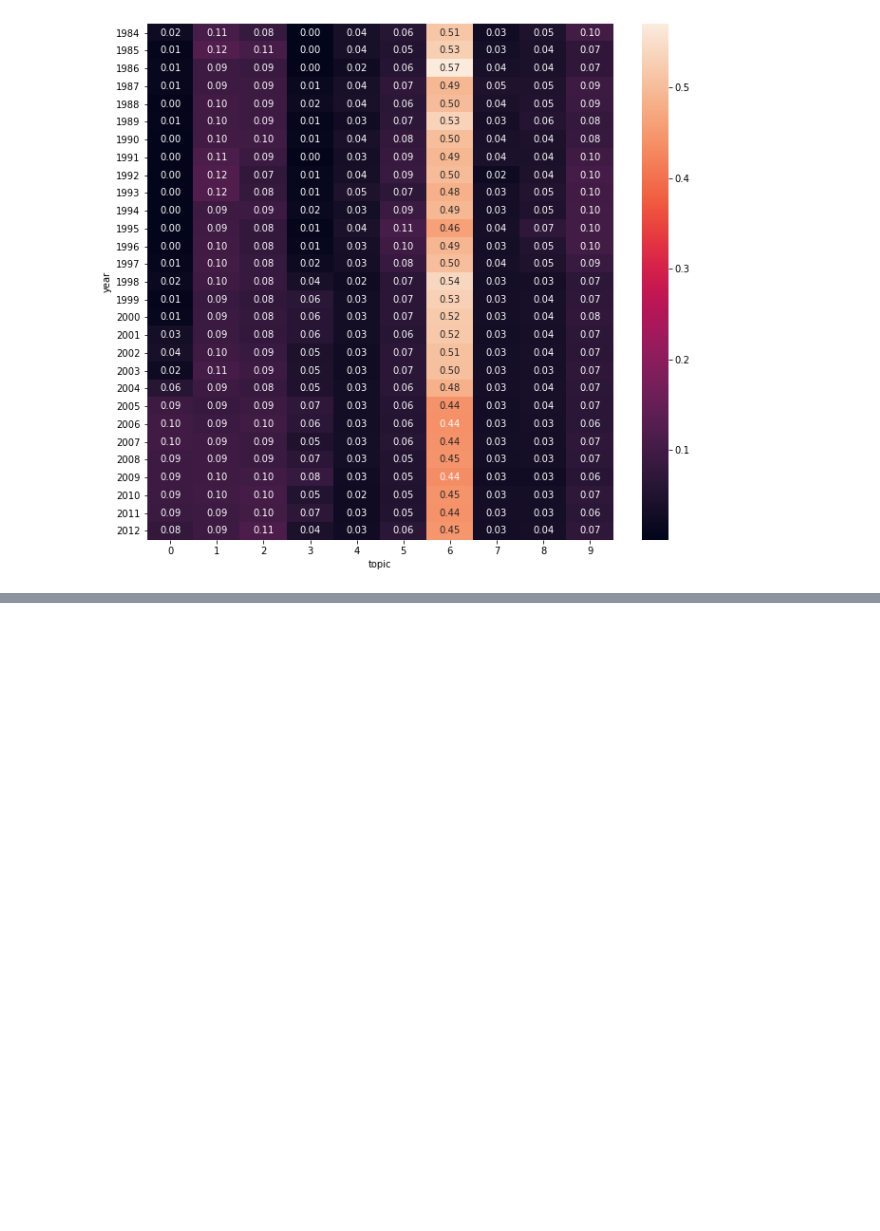
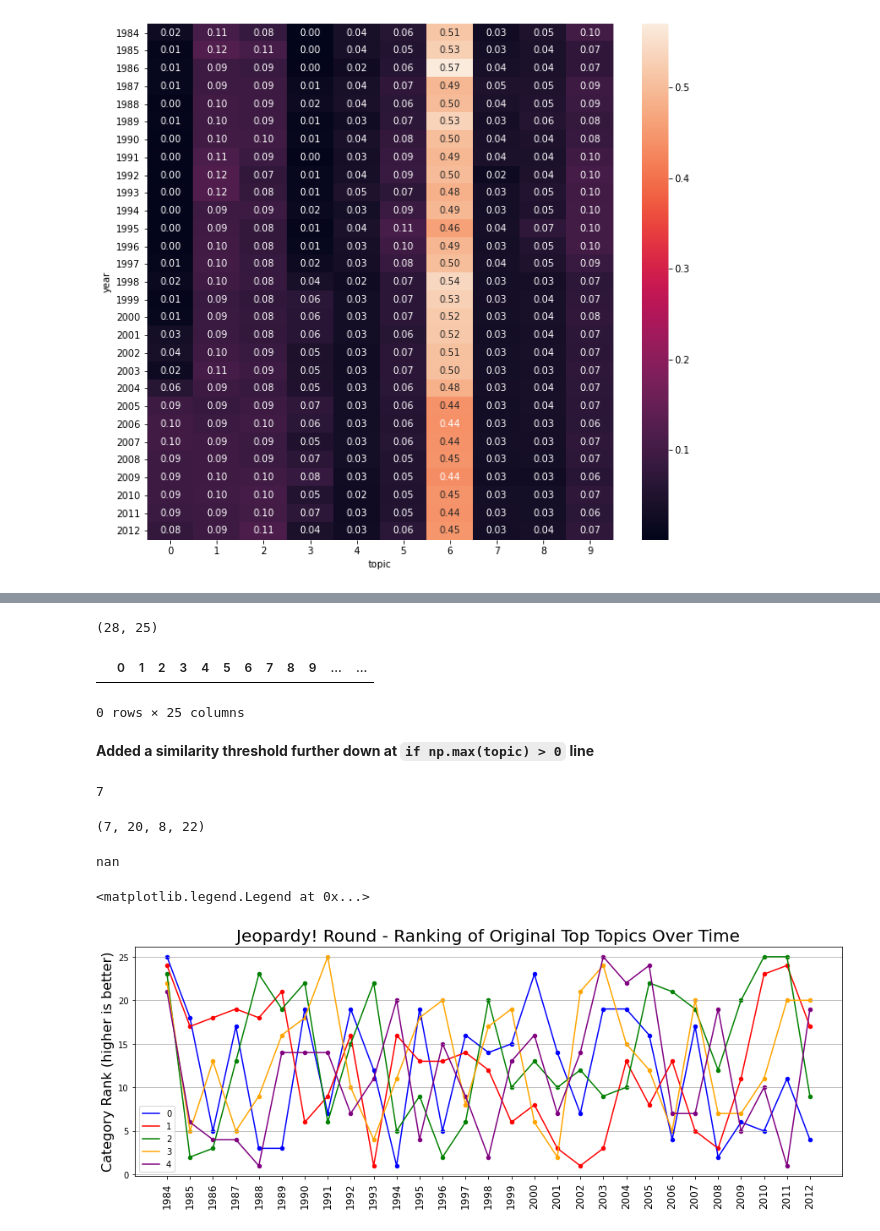
Before and after one commit to krisrjohnson/Jeopardy_topic_modeling, a Jupyter notebook: Topics over Time.ipynb, the cells around one changed output, grey strips where cells are left out. Cells and saved outputs as stored; diff of their text form; code cells hidden in the pictures; blank space fills up the shorter version.

```diff
--- a/Topics over Time.ipynb
+++ b/Topics over Time.ipynb
@@ -156,0 +273,5 @@ sorted_term_relevancy = np.argsort(-H, axis=1)
+# %%
+def min_max_scale(arr):
+    return (arr - np.min(arr)) / (np.max(arr) - np.min(arr))
+
+scores = np.apply_along_axis(min_max_scale, axis=0, arr=scores)
@@ -156,0 +361,17 @@ sorted_term_relevancy = np.argsort(-H, axis=1)
+# %%
+# Argmax to get the next year topic each current year topic matches with best
+# convert scores into array of points
+max_scores = np.apply_along_axis(np.max, arr=scores, axis=2)
+
+score_idx = np.apply_along_axis(np.argmax, axis=2 ,arr=scores)
+score_idx.shape
+# %% [output]
+(28, 25)
+# %%
+z = pd.DataFrame(columns=[*range(25)])
+z.head(2)
+# %% [output]
+|  | 0 | 1 | 2 | 3 | 4 | 5 | 6 | 7 | 8 | 9 | ... | ... |
+0 rows × 25 columns
+# %% [markdown]
+__Added a similarity threshold further down at `if np.max(topic) > 0` line__
@@ -156,0 +400,48 @@ sorted_term_relevancy = np.argsort(-H, axis=1)
+# %%
+np.argmax(scores[0, 0, :])
+# %% [output]
+7
+# %%
+yr_scores[0][0], yr_scores[1][7], yr_scores[2][20], yr_scores[3][8]
+# %% [output]
+(7, 20, 8, 22)
+# %%
+def gen_points2(yr_scores, idx, num_topics=25):
+    '''
+    # given a list of dicts {current_topic: next_year_topic}
+    # chain through the list and return until hitting np.nan
+    # sounds an awfully lot like a linked list
+    '''
+    pts = [idx]
+
+    for yr_dict in yr_scores:
+        if np.isnan(yr_dict[idx]):
+            return np.abs(np.array(pts)-num_topics), [*range(len(pts))]
+
+        pts.append(yr_dict[idx])
+        idx = pts[-1]
+
+    return np.abs(np.array(pts)-num_topics), [*range(len(pts))]
+# %%
+z[0]
+# %% [output]
+nan
+# %%
+colors = ['blue', 'red', 'green', 'orange', 'purple']
+
+fig, ax = plt.subplots(figsize=(15,5))
+
+for i in range(top_topics):
+    pts, x = gen_points2(yr_scores, i)
+    plt.plot(x, pts, '-', color=colors[i], label=i)#, alpha=alphas)
+    plt.scatter(x, pts, color=colors[i], s=20)
+
+plt.grid(axis='y')
+plt.ylabel('Category Rank (higher is better)', fontsize=16)
+plt.xticks(ticks=range(yr_cts), labels=[1984+_ for _ in range(yr_cts)], rotation=90, fontsize=12)
+plt.title('Jeopardy! Round - Ranking of Original Top Topics Over Time', fontsize=20)
+plt.legend()
+# plt.savefig('jprdy_rd_cats_over_time.png')
+# %% [output]
+<matplotlib.legend.Legend at 0x...>
+[figure, added]
```
Also changed, not shown: parts of 56 cells of this notebook.
